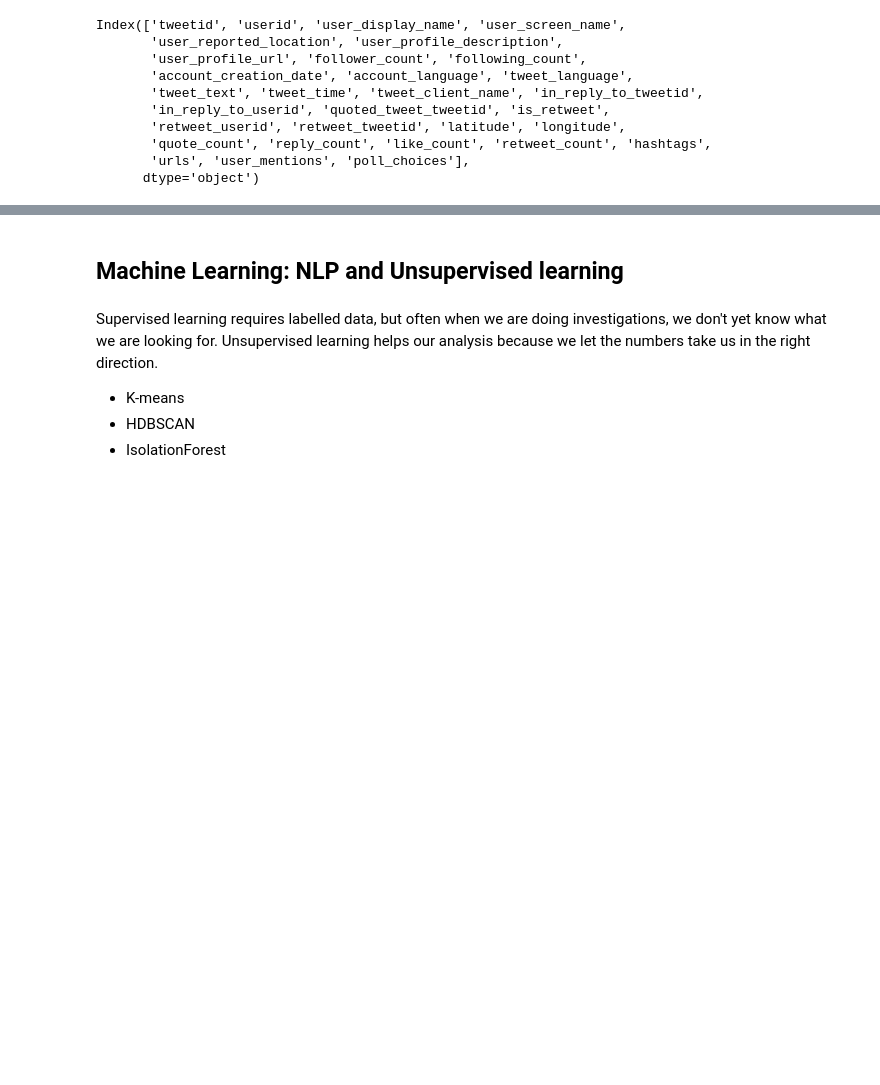
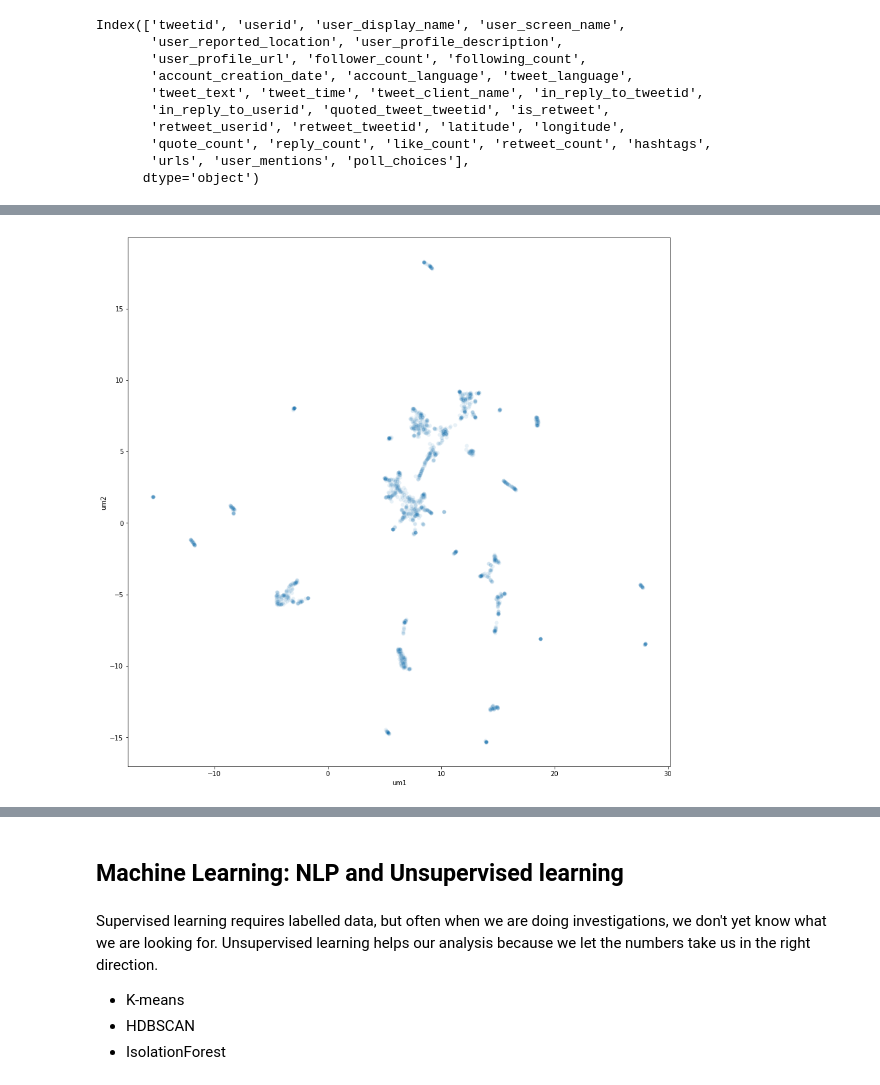
Before and after one commit to propublica/data-nicar-2019, a Jupyter notebook: nicar-ml-nlp-workshop-kao-2.ipynb, the cells around one changed output, grey strips where cells are left out. Drawn from its saved outputs; the diff is of its cells as text; code cells hidden in the pictures; blank space fills up the shorter version.

```diff
--- a/nicar-ml-nlp-workshop-kao-2.ipynb
+++ b/nicar-ml-nlp-workshop-kao-2.ipynb
@@ -62,0 +170,7 @@ df.sample(10)[['userid','tweet_text']]
+# %%
+svd = TruncatedSVD(n_components=300, random_state=42)
+normalizer = Normalizer(copy=False)
+lsa = make_pipeline(svd, normalizer)
+# %%
+%%time
+X_lsa = lsa.fit_transform(X_tfidfs)
@@ -62,0 +195,12 @@ df.sample(10)[['userid','tweet_text']]
+# %%
+%%time
+
+# Separate out the features
+x = X_lsa
+
+reducer = umap.UMAP()
+um = reducer.fit_transform(x)
+df_um = pd.DataFrame(
+    data = um,
+    columns = ['um1', 'um2']
+)
@@ -62,0 +210,2 @@ df.sample(10)[['userid','tweet_text']]
+# %%
+df_um.index = df_eng_by_user.index
@@ -62,0 +234,10 @@ df.sample(10)[['userid','tweet_text']]
+# %%
+%matplotlib inline
+fig, ax = plt.subplots(
+    nrows=1,
+    ncols=1,
+    figsize=(15,15)
+)
+sns.scatterplot(data=df_um, y='um2', x='um1', alpha=0.1, ax=ax);
+# %% [output]
+[figure, added]
```
Also changed, not shown: parts of 34 cells of this notebook, 1 other file.
